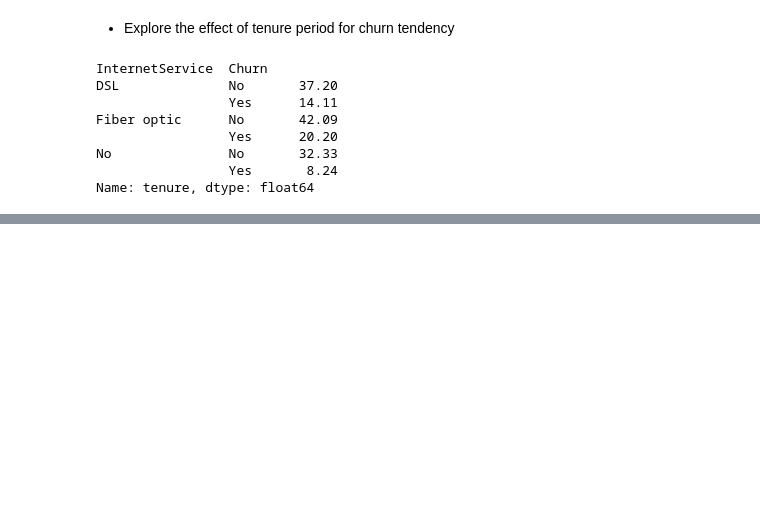
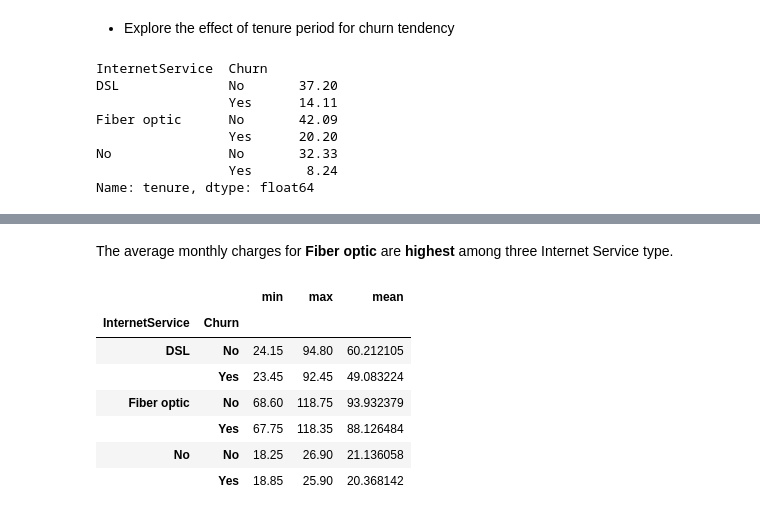
Before and after one commit to onezisone/DataMining-UTM, a Jupyter notebook: Assignment 1.ipynb, the cells around one changed output, grey strips where cells are left out. Cells and saved outputs as stored; diff of their text form; code cells hidden in the pictures; blank space fills up the shorter version.

Commit message:
Added on monthly charges

```diff
--- a/Assignment 1.ipynb
+++ b/Assignment 1.ipynb
@@ -153,0 +164,13 @@ Name: tenure, dtype: float64
+# %% [markdown]
+The average monthly charges for **Fiber optic** are **highest** among three Internet Service type.
+# %%
+data.groupby(['InternetService','Churn']).MonthlyCharges.agg(['min', 'max','mean'])
+# %% [output]
+|  |  | min | max | mean |
+| InternetService | Churn |  |  |  |
+| DSL | No | 24.15 | 94.80 | 60.212105 |
+|  | Yes | 23.45 | 92.45 | 49.083224 |
+| Fiber optic | No | 68.60 | 118.75 | 93.932379 |
+|  | Yes | 67.75 | 118.35 | 88.126484 |
+| No | No | 18.25 | 26.90 | 21.136058 |
+|  | Yes | 18.85 | 25.90 | 20.368142 |
```
Also changed, not shown: parts of 2 cells of this notebook.
